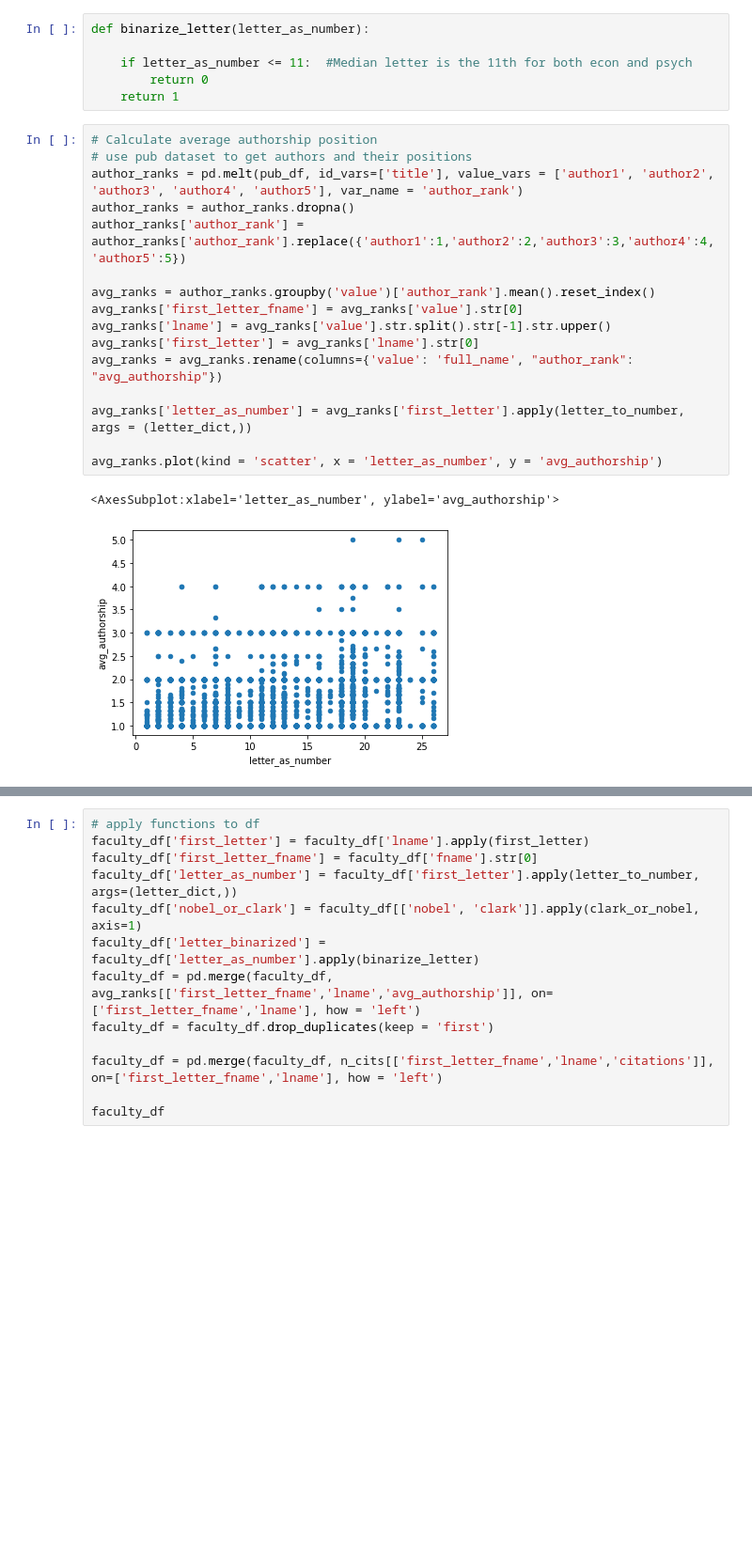
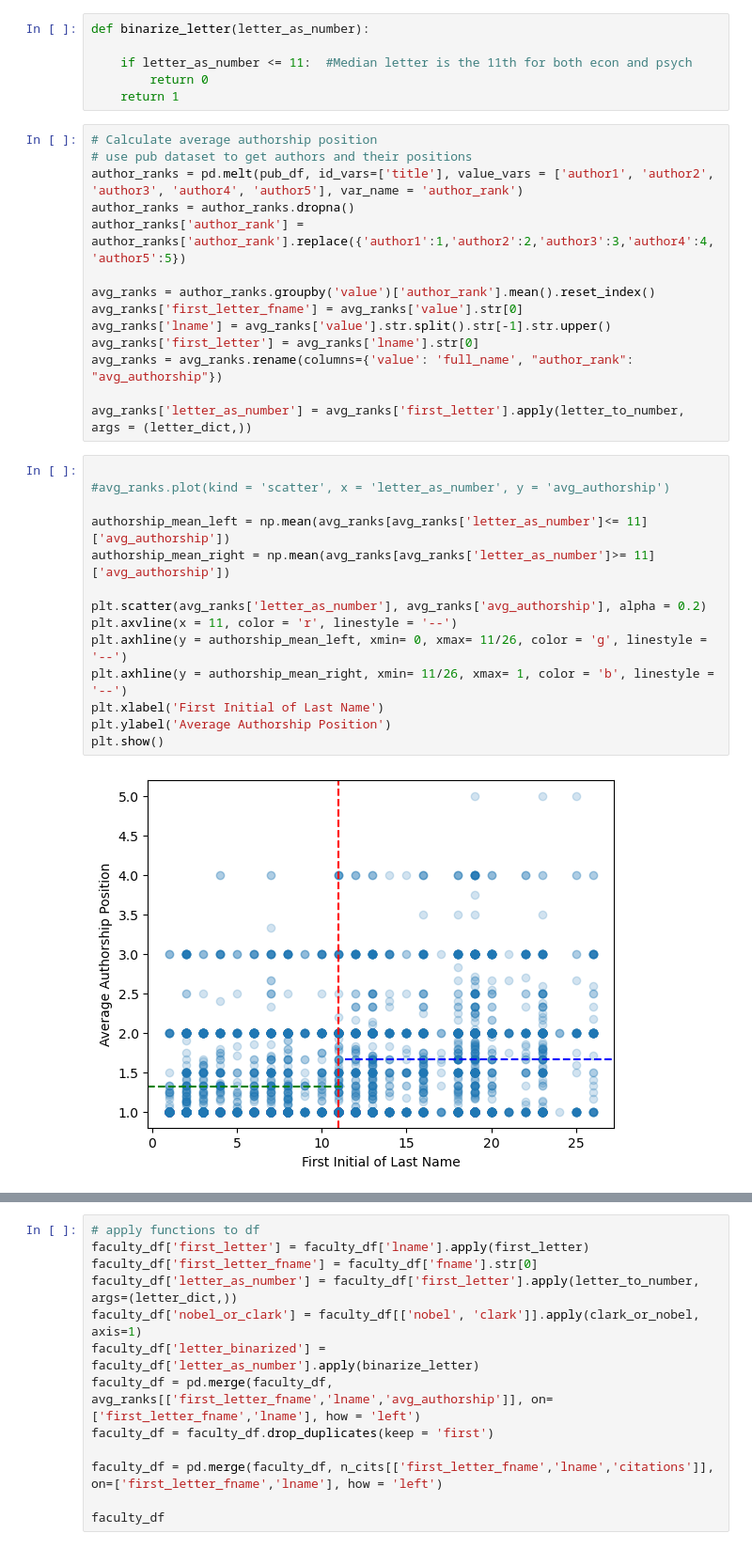
Before and after one commit to silva-cole/ecma31350-final-project, a Jupyter notebook: code/Initial Analysis.ipynb, the cells around one changed output, grey strips where cells are left out. Shown at 94% size. Drawn from its saved outputs; the diff is of its cells as text; blank space fills up the shorter version.

```diff
--- a/code/Initial Analysis.ipynb
+++ b/code/Initial Analysis.ipynb
@@ -157,11 +157,22 @@ avg_ranks['first_letter'] = avg_ranks['lname'].str[0]
 avg_ranks = avg_ranks.rename(columns={'value': 'full_name', "author_rank": "avg_authorship"})
 
 avg_ranks['letter_as_number'] = avg_ranks['first_letter'].apply(letter_to_number, args = (letter_dict,))
-
-avg_ranks.plot(kind = 'scatter', x = 'letter_as_number', y = 'avg_authorship')
-# %% [output]
-<AxesSubplot:xlabel='letter_as_number', ylabel='avg_authorship'>
-[figure, removed]
+# %%
+
+#avg_ranks.plot(kind = 'scatter', x = 'letter_as_number', y = 'avg_authorship')
+
+authorship_mean_left = np.mean(avg_ranks[avg_ranks['letter_as_number']<= 11]['avg_authorship'])
+authorship_mean_right = np.mean(avg_ranks[avg_ranks['letter_as_number']>= 11]['avg_authorship'])
+
+plt.scatter(avg_ranks['letter_as_number'], avg_ranks['avg_authorship'], alpha = 0.2)
+plt.axvline(x = 11, color = 'r', linestyle = '--')
+plt.axhline(y = authorship_mean_left, xmin= 0, xmax= 11/26, color = 'g', linestyle = '--')
+plt.axhline(y = authorship_mean_right, xmin= 11/26, xmax= 1, color = 'b', linestyle = '--')
+plt.xlabel('First Initial of Last Name')
+plt.ylabel('Average Authorship Position')
+plt.show()
+# %% [output]
+[figure, added]
 # %%
 #Calculate number of publications
 n_pubs = author_ranks.groupby('value').size().reset_index(name = "n_pubs")
```
Also changed, not shown: parts of 11 cells of this notebook, 2 other files.
